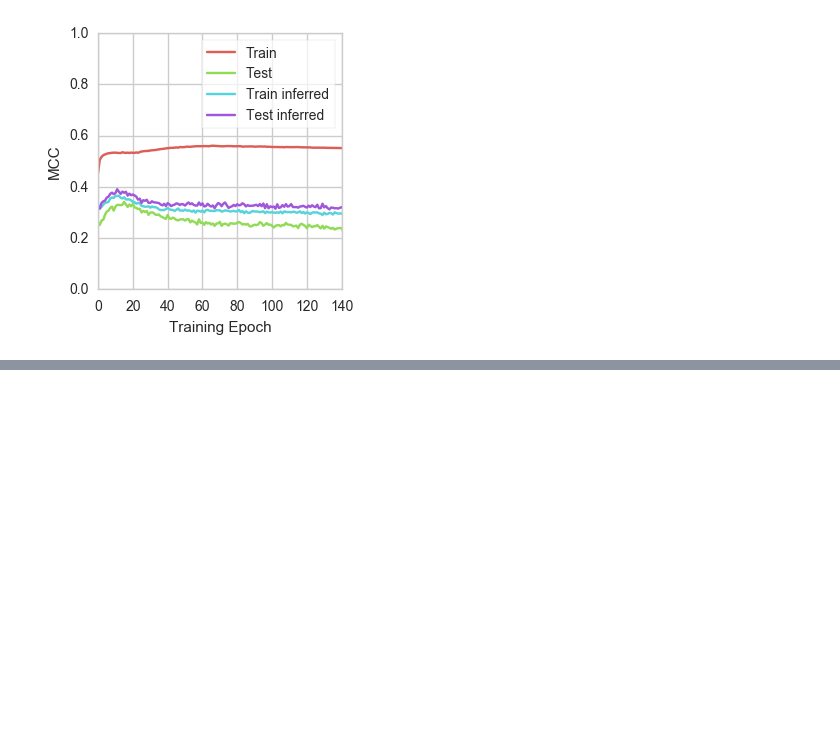
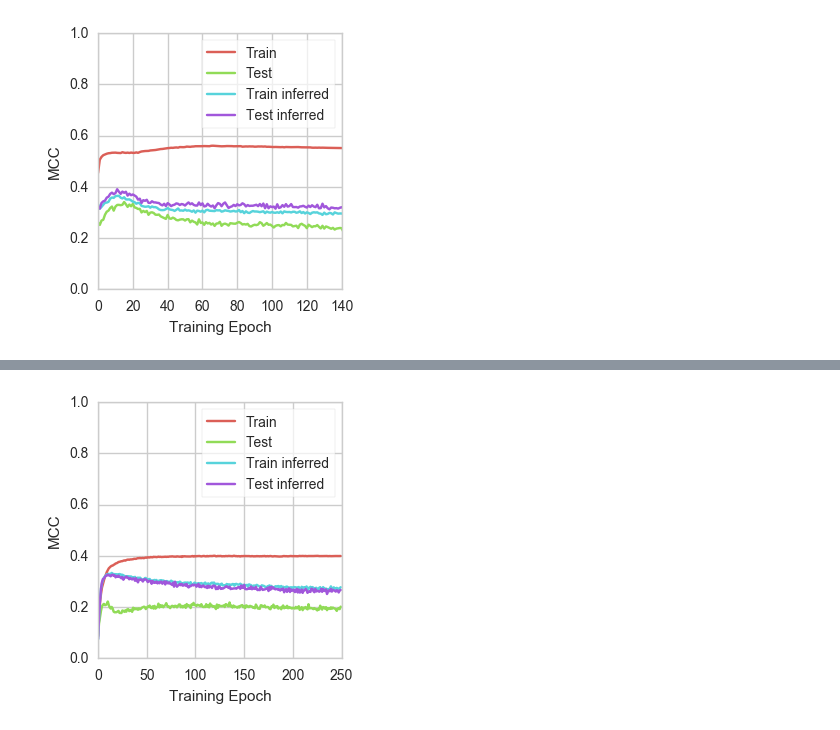
Before and after one commit to cle-ment/ma-thesis-experiments, a Jupyter notebook: workfolder/results-analysis.ipynb, the cells around one changed output, grey strips where cells are left out. Cells and saved outputs as stored; diff of their text form; code cells hidden in the pictures; blank space fills up the shorter version.

```diff
--- a/workfolder/results-analysis.ipynb
+++ b/workfolder/results-analysis.ipynb
@@ -215,0 +241,7 @@ plot_training(dm_model_scores[1],
+# %%
+plot_training(best_model_scores[3],
+              filename="best_3",
+              xlim=250
+             )
+# %% [output]
+[figure, added]
```
Also changed, not shown: parts of 15 cells of this notebook, 3 other files.
